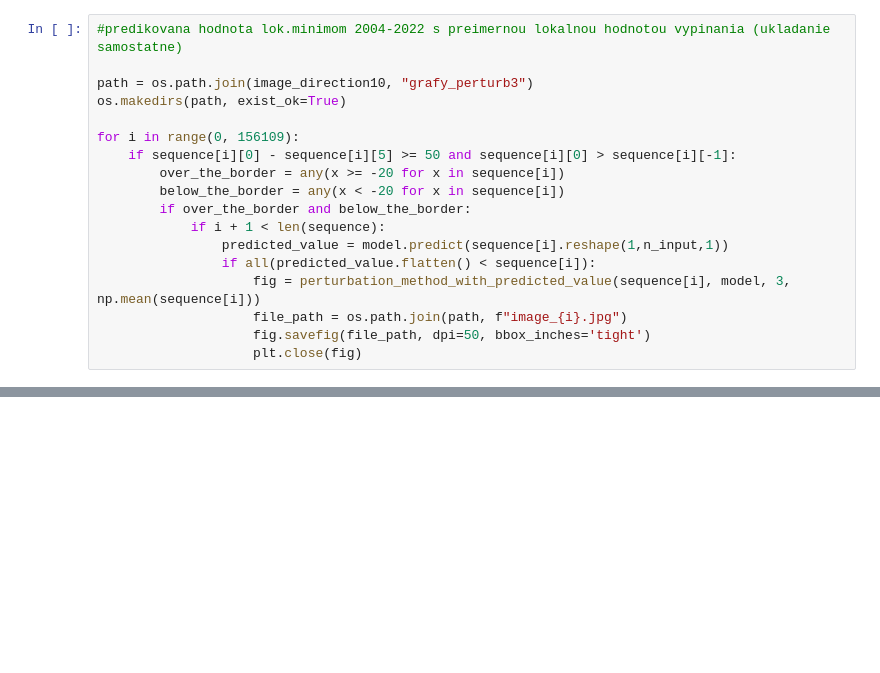
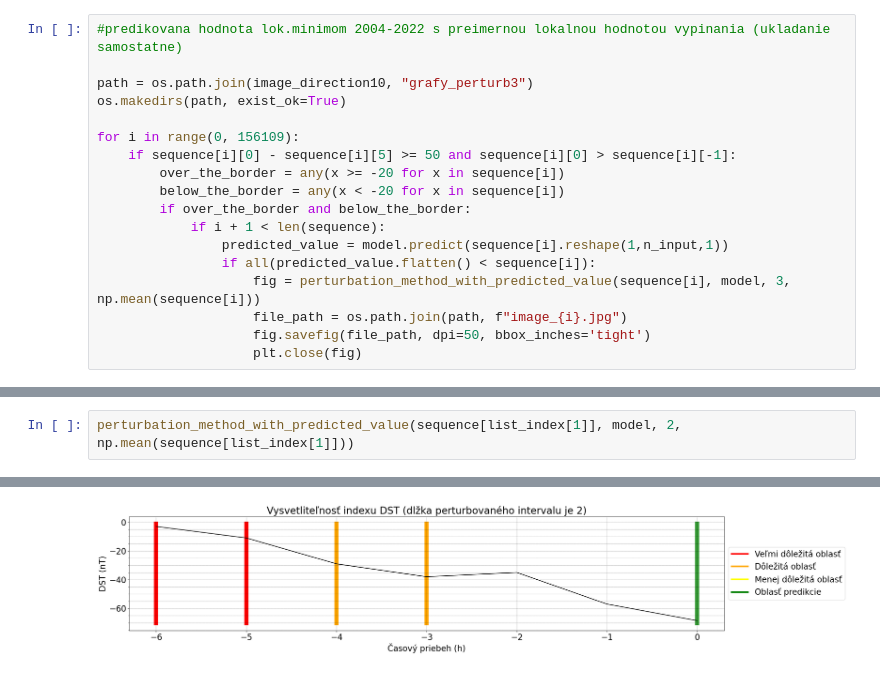
Before and after one commit to Marek929Z/BP-MarekZboray, a Jupyter notebook: 6_2_model_XAI.ipynb, the cells around one changed output, grey strips where cells are left out. Drawn from its saved outputs; the diff is of its cells as text; blank space fills up the shorter version.

```diff
--- a/6_2_model_XAI.ipynb
+++ b/6_2_model_XAI.ipynb
@@ -635,0 +683,3 @@ for i in range(0, 156109):
+# %%
+perturbation_method_with_predicted_value(sequence[list_index[1]], model, 2, np.mean(sequence[list_index[1]]))
+# %% [output]
@@ -635,0 +690 @@ for i in range(0, 156109):
+[figure, added]
```
Also changed, not shown: parts of 20 cells of this notebook.
